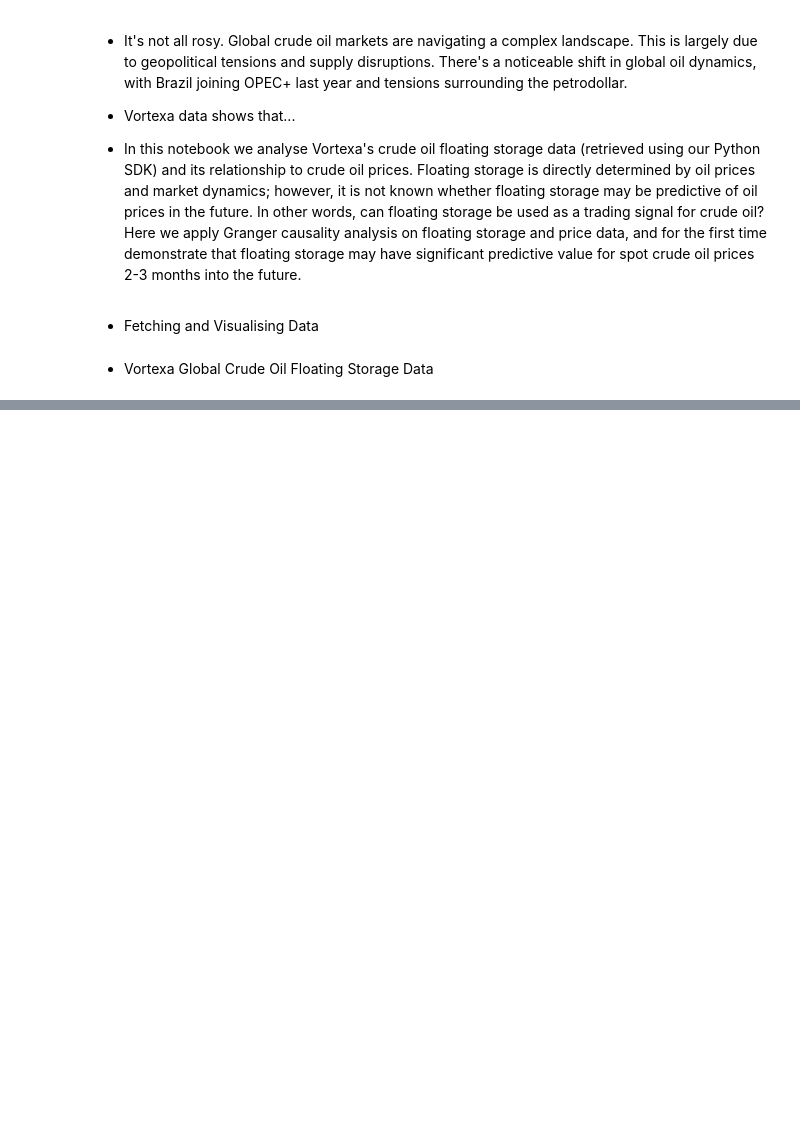
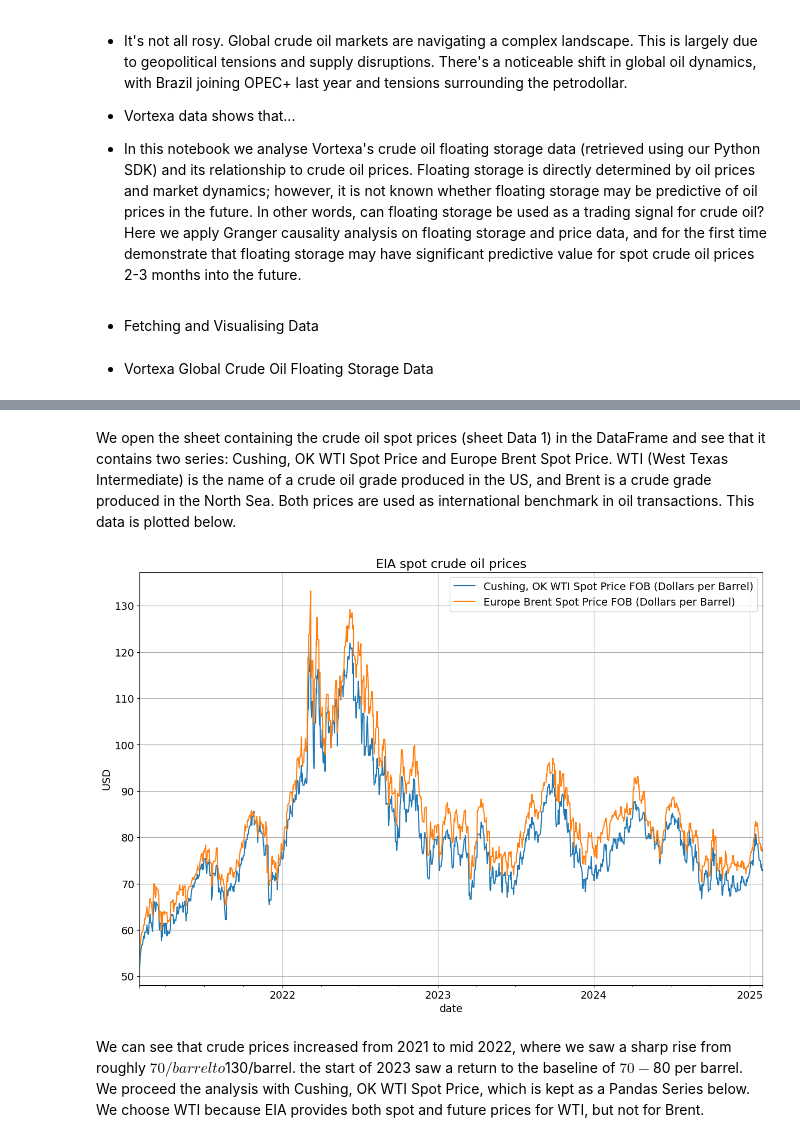
Before and after one commit to S-Dassou/crude_analysis_project, a Jupyter notebook: crude_fs_analysis.ipynb, the cells around one changed output, grey strips where cells are left out. Drawn from its saved outputs; the diff is of its cells as text; code cells hidden in the pictures; blank space fills up the shorter version.

```diff
--- a/crude_fs_analysis.ipynb
+++ b/crude_fs_analysis.ipynb
@@ -33,0 +96,4 @@ UNIT = 't'
+# %%
+spot_prices = pd.read_excel('https://www.eia.gov/dnav/pet/xls/PET_PRI_SPT_S1_D.xls', sheet_name='Data 1', skiprows=[0,1])
+spot_prices = spot_prices.set_index('Date').fillna(method='ffill').reindex(DATE_RANGE, method='ffill')
+spot_prices
@@ -33,0 +114,10 @@ UNIT = 't'
+# %% [markdown]
+We open the sheet containing the crude oil spot prices (sheet Data 1) in the DataFrame and see that it contains two series: Cushing, OK WTI Spot Price and Europe Brent Spot Price. WTI (West Texas Intermediate) is the name of a crude oil grade produced in the US, and Brent is a crude grade produced in the North Sea. Both prices are used as international benchmark in oil transactions. This data is plotted below.
+# %%
+spot_prices.plot(title='EIA spot crude oil prices', grid=True)
+plt.xlabel('date')
+plt.ylabel('USD');
+# %% [output]
+[figure, added]
+# %% [markdown]
+We can see that crude prices increased from 2021 to mid 2022, where we saw a sharp rise from roughly $70/barrel to $130/barrel. the start of 2023 saw a return to the baseline of $70-$80 per barrel. We proceed the analysis with Cushing, OK WTI Spot Price, which is kept as a Pandas Series below. We choose WTI because EIA provides both spot and future prices for WTI, but not for Brent.
```
Also changed, not shown: parts of 11 cells of this notebook.
